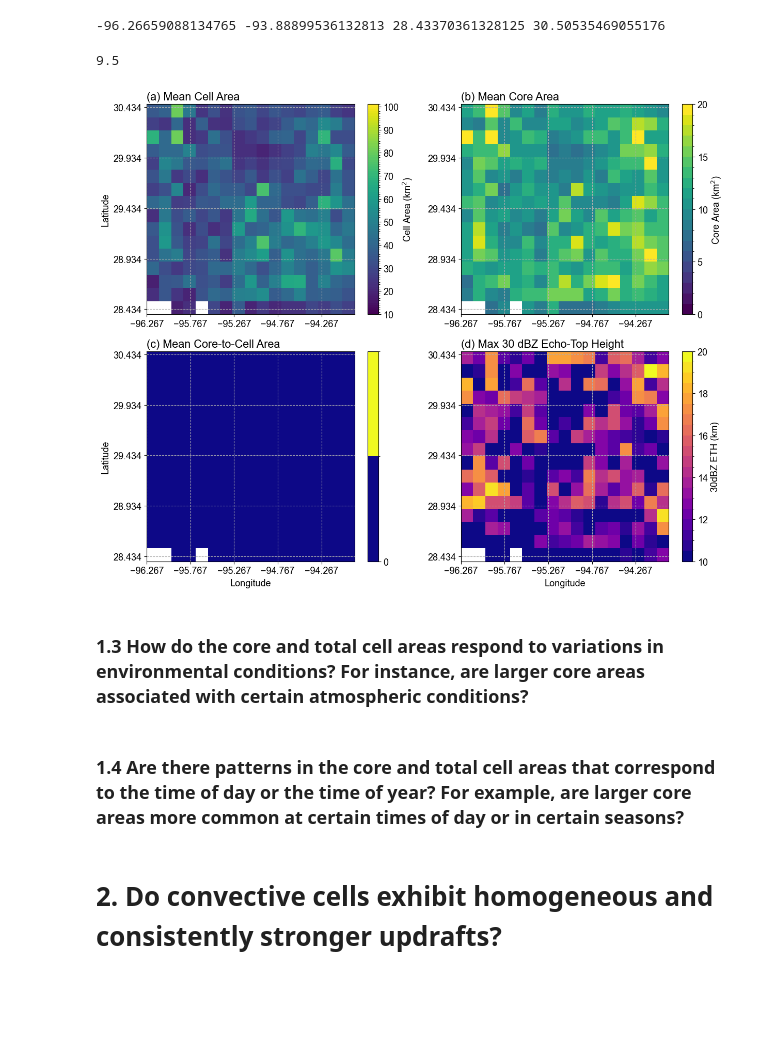
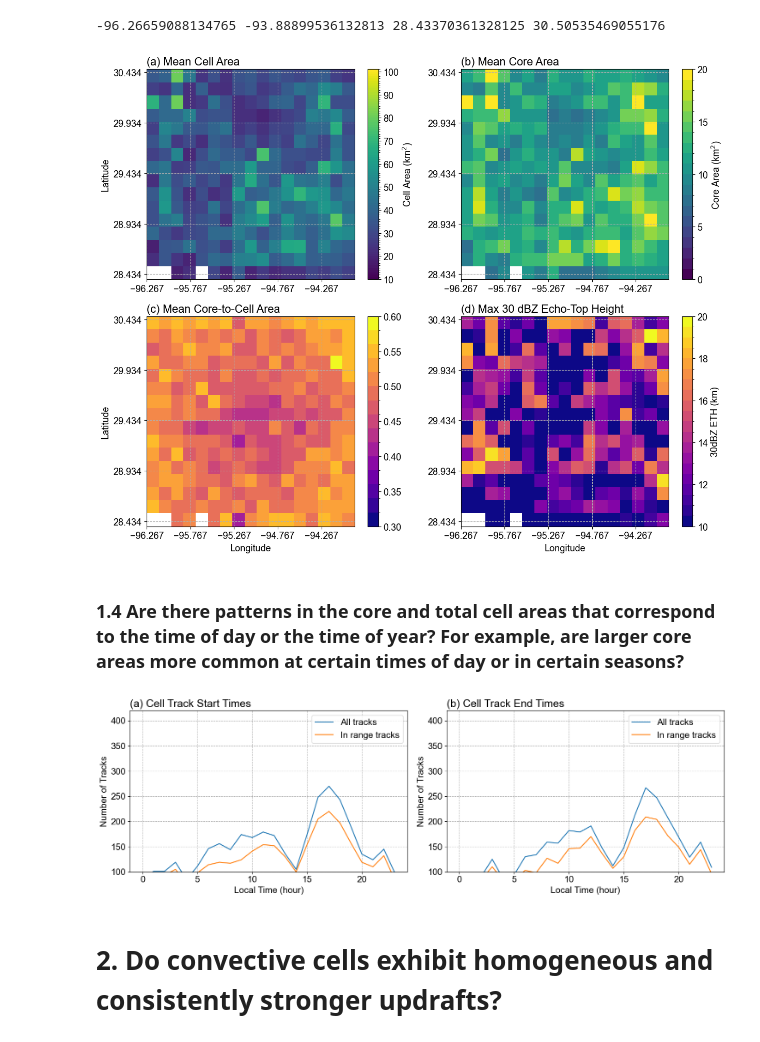
Before and after one commit to oluwafemiomitusa/Geospatial-Analysis, a Jupyter notebook: Radar/convective_cells.ipynb, the cells around one changed output. Drawn from its saved outputs; the diff is of its cells as text; code cells hidden in the pictures; blank space fills up the shorter version.

```diff
--- a/Radar/convective_cells.ipynb
+++ b/Radar/convective_cells.ipynb
@@ -318,30 +321,0 @@ def plot_jointdist(x_obs, y_obs, x_m1, y_m1, levels, xlim, ylim, xlabel, ylabel,
-# %%
-
-
-# Calculate the mean along the 'times' dimension for 'core_area' and 'cell_area'
-mean_core_area = stats['core_area'].mean(dim='times')
-mean_cell_area = stats['cell_area'].mean(dim='times')
-
-# Apply the log10 transformation
-x_obs, y_obs = np.log10(lifetime.values), np.log10(mean_core_area.values)
-x_m1, y_m1 = np.log10(lifetime.values), np.log10(mean_cell_area.values)
-
-# Calculate the minimum and maximum values of x and y
-x_min, x_max = np.min(x_obs), np.max(x_obs)
-y_min, y_max = np.min([np.min(y_obs), np.min(y_m1)]), np.max([np.max(y_obs), np.max(y_m1)])
-
-# Update the x and y limits
-xlim = (-1, x_max)
-ylim = (y_min, y_max)
-legend_labels = ['May', 'June', 'July']
-# Update xlabel and ylabel
-xlabel = 'Log$_{10}$(Convective Cell Lifetime [hour])'
-ylabel = 'Log$_{10}$(Total Vol. Rain [kg])'
-annotate_text = 'Your text here'
-figname = 'Your figure name here'
-levels = [0.1,0.2,0.4,0.6,0.8,1]
-
-# Run the plot function
-g = plot_jointdist(x_obs, y_obs, x_m1, y_m1, levels, xlim, ylim, xlabel, ylabel, annotate_text, figname, legend_labels=legend_labels)
-plt.xticks([0,1,2,3,4,5,6])
-plt.show()
@@ -596,28 +563,22 @@ def plot_4heatmaps(dataarr, lonarr, latarr, topoZ, topoLon, topoLat, levels, cma
     # fig.savefig(figname, bbox_inches='tight', facecolor='w', dpi=300)
 
     return fig
-# %%
-np.nanmin(cell_area.values)
-# %% [output]
-9.5
 # %%
 # Tip: For the second part, divide the core_area by the cell_area for each time step.
 
 dataarr = [[Mean_Area_heatmap, Mean_Core_Area_heatmap], [Max_Core_Cell_Area_heatmap, Max_ETH30_heatmap]]
-levels = [[np.arange(10, 101.1, 1), np.arange(0, 20.1, 1)], [np.arange(0, 2.1, 1), np.arange(10, 20.1, 0.5)]]
-cbticks = [[np.arange(10, 101.1, 10), np.arange(0, 20.1, 5)], [np.arange(0, 2.1, 10), np.arange(10, 20.1, 2)]]
+levels = [[np.arange(10, 101.1, 1), np.arange(0, 20.1, 1)], [np.arange(0.3, 0.61, 0.02), np.arange(10, 20.1, 0.5)]]
+cbticks = [[np.arange(10, 101.1, 10), np.arange(0, 20.1, 5)], [np.arange(0.3, 0.61, 0.05), np.arange(10, 20.1, 2)]]
 cmap = [['viridis', 'viridis'], ['plasma','plasma']]
 cmap_topo = [['Reds', 'Reds'], ['Greens', 'Greens']]
 titles = [['(a) Mean Cell Area', '(b) Mean Core Area'],
           ['(c) Mean Core-to-Cell Area', '(d) Max 30 dBZ Echo-Top Height'],]
 cblabels = [['Cell Area (km$^2$)', 'Core Area (km$^2$)'], ['', '30dBZ ETH (km)']]
 xlabels = [['',''], ['Longitude','Longitude']]
 ylabels = [['Latitude',''],['Latitude','']]
 figname = f'{figdir}celltrack_StartEndloc_MeanCellArea_Max30dBZETH_0.2deg.png'
 fig = plot_4heatmaps(dataarr, lonbins, latbins, topoZ, topoLon, topoLat, levels, cmap, cmap_topo, cblabels, cbticks, titles, xlabels, ylabels, figname)
 # %% [output]
-[figure, old version]
+[figure, new version]
-# %% [markdown]
-### 1.3 How do the core and total cell areas respond to variations in environmental conditions? For instance, are larger core areas associated with certain atmospheric conditions?
 # %% [markdown]
 ### 1.4 Are there patterns in the core and total cell areas that correspond to the time of day or the time of year? For example, are larger core areas more common at certain times of day or in certain seasons?
@@ -624,3 +611,31 @@ fig = plot_4heatmaps(dataarr, lonbins, latbins, topoZ, topoLon, topoLat, levels,
+# %%
+mpl.rcParams['font.size'] = 15
+mpl.rcParams['font.family'] = 'Arial'
+fig, axes = plt.subplots(1, 2, figsize=[15,5], dpi=100)
+
+ax1 = axes[0]
+ax1.plot(hour_bin[:-1], hist_starthour_LT, label='All tracks')
+ax1.plot(hour_bin[:-1], hist_starthour_in_LT, label='In range tracks')
+ax1.legend()
+ax1.grid(ls='--')
+ax1.set_title('(a) Cell Track Start Times', loc='left')
+ax1.set_ylabel('Number of Tracks')
+ax1.set_xlabel('Local Time (hour)')
+ax1.set_ylim(100, 420)
+
+ax2 = axes[1]
+ax2.plot(hour_bin[:-1], hist_endhour_LT, label='All tracks')
+ax2.plot(hour_bin[:-1], hist_endhour_in_LT, label='In range tracks')
+ax2.legend()
+ax2.grid(ls='--')
+ax2.set_title('(b) Cell Track End Times', loc='left')
+ax2.set_ylabel('Number of Tracks')
+ax2.set_xlabel('Local Time (hour)')
+ax2.set_ylim(100, 420)
+
+fig.tight_layout()
+# %% [output]
+[figure, added]
 # %% [markdown]
 # 2. Do convective cells exhibit homogeneous and consistently stronger updrafts?
 # %% [markdown]
```
Also changed, not shown: parts of 15 cells of this notebook.
